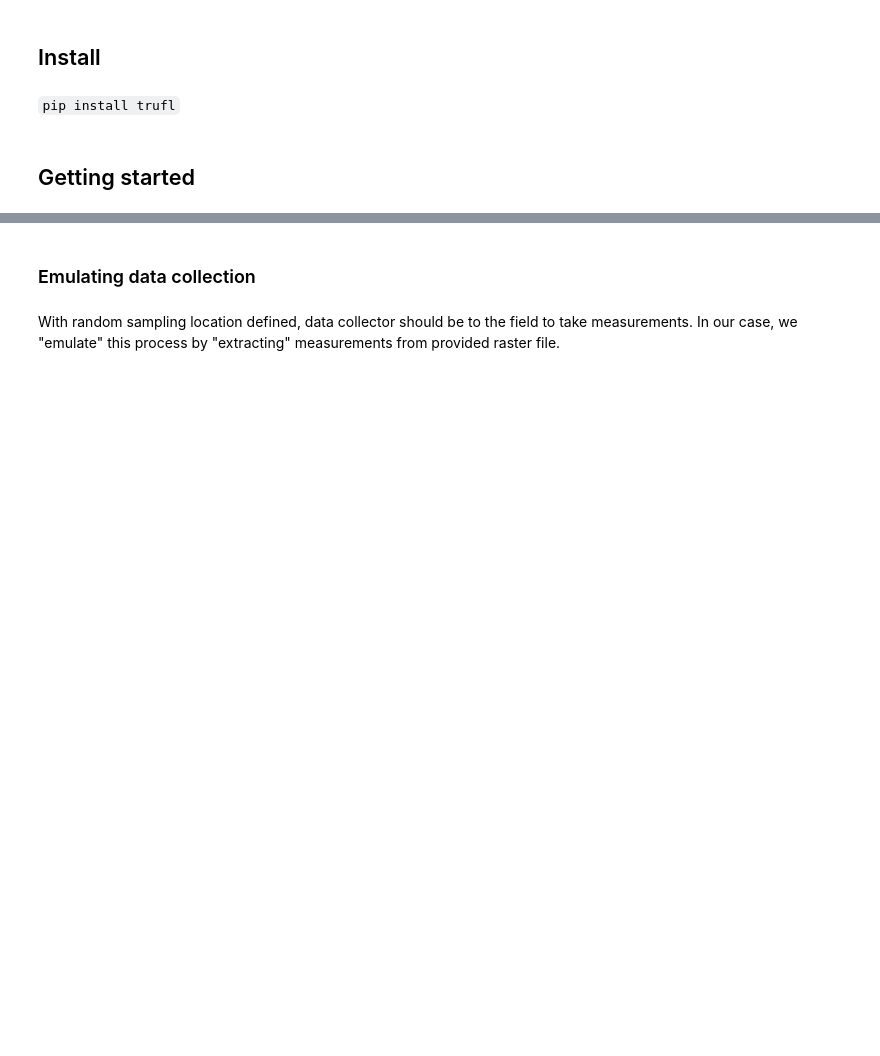
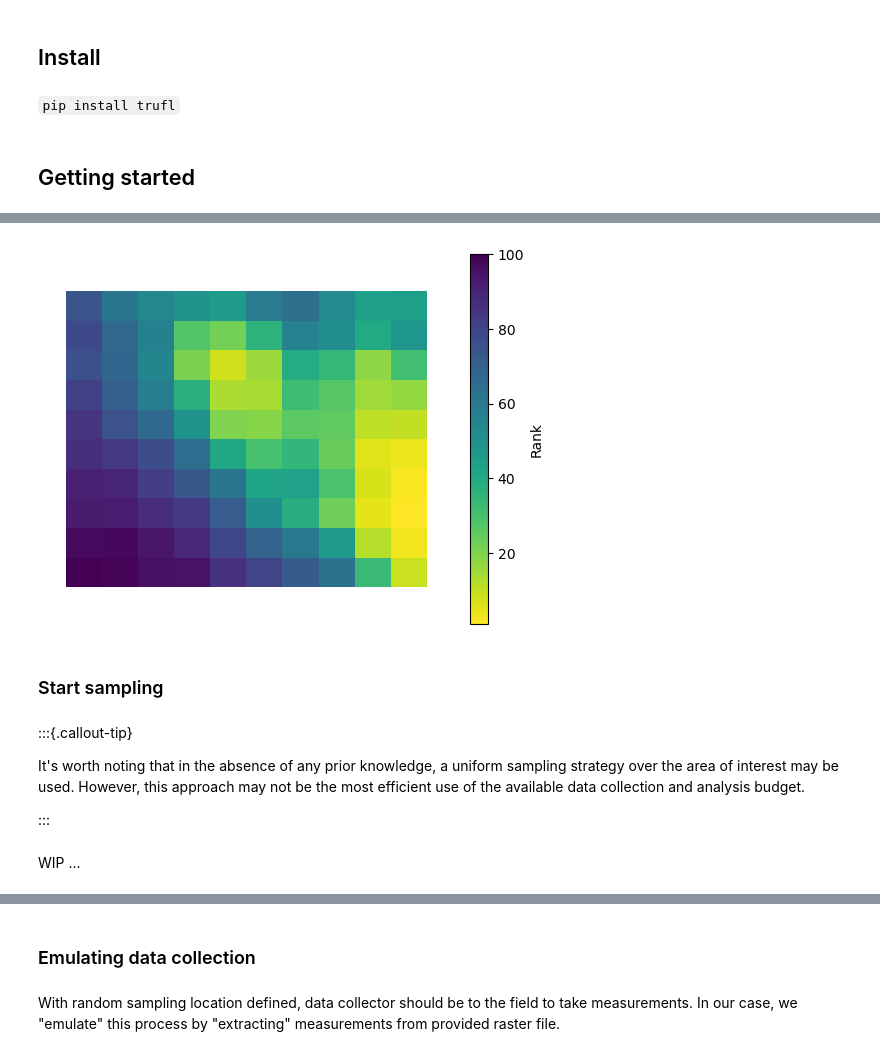
Before and after one commit to franckalbinet/trufl, a Jupyter notebook: nbs/index.ipynb, the cells around one changed output, grey strips where cells are left out. Drawn from its saved outputs; the diff is of its cells as text; code cells hidden in the pictures; blank space fills up the shorter version.

```diff
--- a/nbs/index.ipynb
+++ b/nbs/index.ipynb
@@ -57,0 +99,3 @@ gdf_grid.boundary.plot(color=black, lw=0.5);
+# %%
+samples_t0 = gpd.GeoDataFrame(index=pd.Index([], name='loc_id'),
+                              geometry=None, data={'value': None})
@@ -57,0 +110,5 @@ gdf_grid.boundary.plot(color=black, lw=0.5);
+# %%
+state = State(samples_t0, gdf_grid, cbs=[PriorCB(fname_raster)])
+
+# You have to call the instance
+state_t0 = state(); state_t0.head()
@@ -57,0 +131,12 @@ gdf_grid.boundary.plot(color=black, lw=0.5);
+# %%
+# Bugs?
+#   - fails when ran twice
+#   - `rank` is already a method of a pandas dataframe
+
+benefit_criteria = [True]
+optimizer = Optimizer(state=state_t0)
+df_rank = optimizer.rank(is_benefit_x=benefit_criteria, w_vector = [1],
+                         n_method=None, c_method = None,
+                         w_method=None, s_method="CP")
+
+df_rank.head()
@@ -57,0 +151,18 @@ gdf_grid.boundary.plot(color=black, lw=0.5);
+# %%
+gdf_grid.join(df_rank, how='left').plot(column='rank',
+                                        cmap='viridis_r',
+                                        legend_kwds={'label': 'Rank'},
+                                        legend=True)
+plt.axis('off');
+# %% [output]
+[figure, added]
+# %% [markdown]
+### Start sampling
+# %% [markdown]
+:::{.callout-tip}
+
+It's worth noting that in the absence of any prior knowledge, a uniform sampling strategy over the area of interest may be used. However, this approach may not be the most efficient use of the available data collection and analysis budget.
+
+:::
+# %% [markdown]
+WIP ...
```
Also changed, not shown: parts of 31 cells of this notebook, 10 other files.
